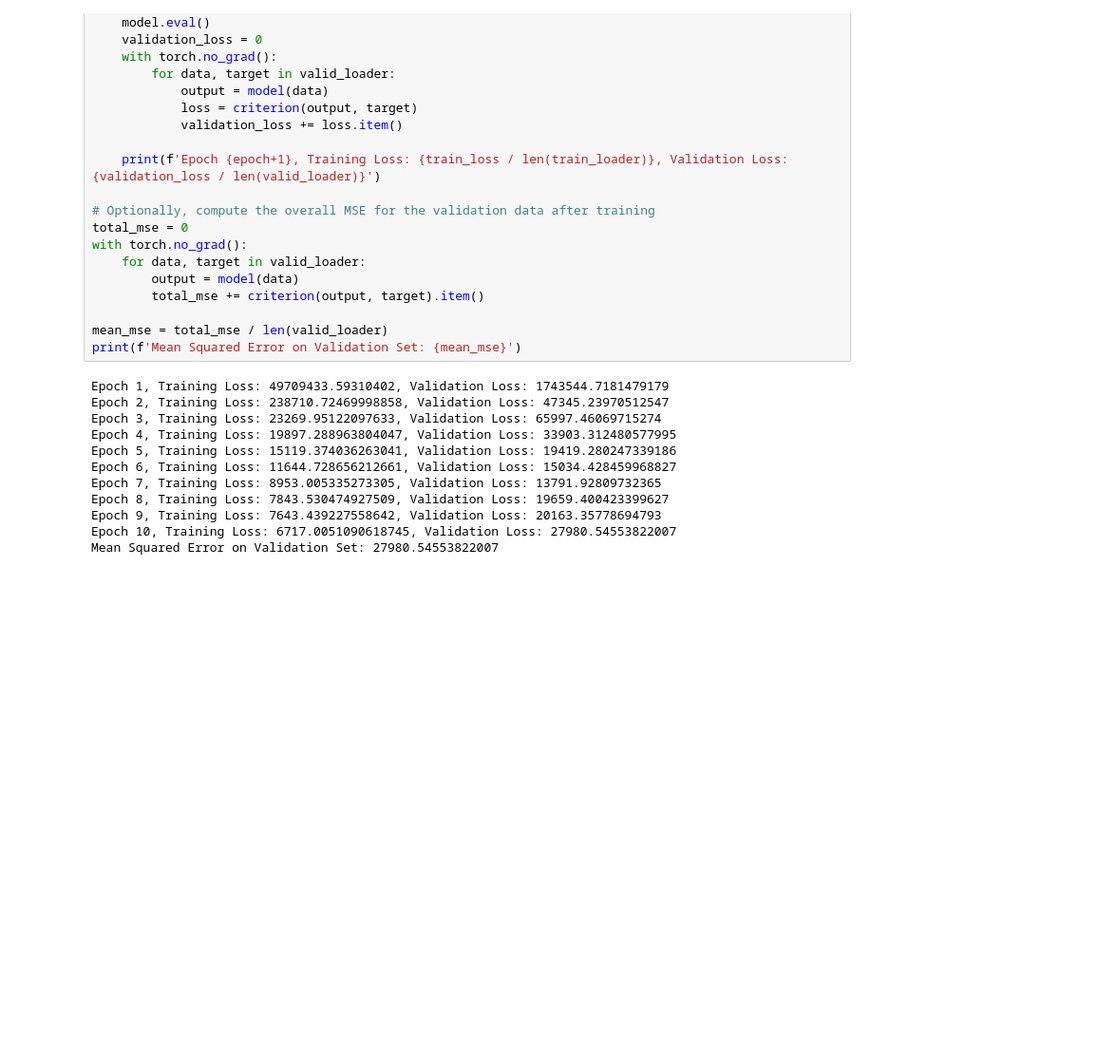
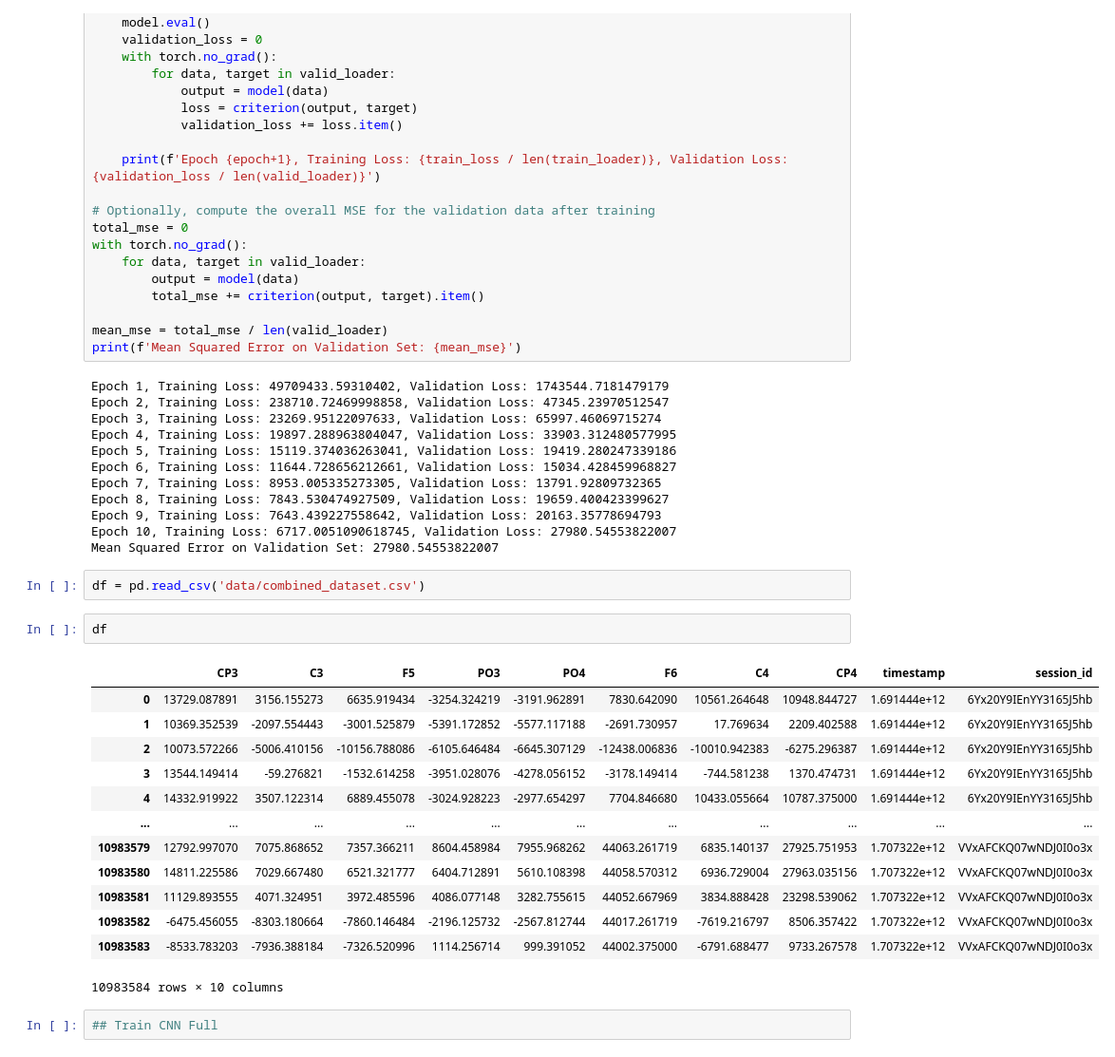
Before and after one commit to JeremyNixon/neurosity, a Jupyter notebook: Raw Data Analysis.ipynb, the cells around one changed output. Shown: that part at 95% size. Drawn from its saved outputs; the diff is of its cells as text; blank space fills up the shorter version.

```diff
--- a/Raw Data Analysis.ipynb
+++ b/Raw Data Analysis.ipynb
@@ -642,3 +642,23 @@ Epoch 8, Training Loss: 7843.530474927509, Validation Loss: 19659.400423399627
 Epoch 9, Training Loss: 7643.439227558642, Validation Loss: 20163.35778694793
 Epoch 10, Training Loss: 6717.0051090618745, Validation Loss: 27980.54553822007
 Mean Squared Error on Validation Set: 27980.54553822007
+# %%
+df = pd.read_csv('data/combined_dataset.csv')
+# %%
+df
+# %% [output]
+|  | CP3 | C3 | F5 | PO3 | PO4 | F6 | C4 | CP4 | timestamp | session_id |
+| 0 | 13729.087891 | 3156.155273 | 6635.919434 | -3254.324219 | -3191.962891 | 7830.642090 | 10561.264648 | 10948.844727 | 1.691444e+12 | 6Yx20Y9IEnYY3165J5hb |
+| 1 | 10369.352539 | -2097.554443 | -3001.525879 | -5391.172852 | -5577.117188 | -2691.730957 | 17.769634 | 2209.402588 | 1.691444e+12 | 6Yx20Y9IEnYY3165J5hb |
+| 2 | 10073.572266 | -5006.410156 | -10156.788086 | -6105.646484 | -6645.307129 | -12438.006836 | -10010.942383 | -6275.296387 | 1.691444e+12 | 6Yx20Y9IEnYY3165J5hb |
+| 3 | 13544.149414 | -59.276821 | -1532.614258 | -3951.028076 | -4278.056152 | -3178.149414 | -744.581238 | 1370.474731 | 1.691444e+12 | 6Yx20Y9IEnYY3165J5hb |
+| 4 | 14332.919922 | 3507.122314 | 6889.455078 | -3024.928223 | -2977.654297 | 7704.846680 | 10433.055664 | 10787.375000 | 1.691444e+12 | 6Yx20Y9IEnYY3165J5hb |
+| ... | ... | ... | ... | ... | ... | ... | ... | ... | ... | ... |
+| 10983579 | 12792.997070 | 7075.868652 | 7357.366211 | 8604.458984 | 7955.968262 | 44063.261719 | 6835.140137 | 27925.751953 | 1.707322e+12 | VVxAFCKQ07wNDJ0I0o3x |
+| 10983580 | 14811.225586 | 7029.667480 | 6521.321777 | 6404.712891 | 5610.108398 | 44058.570312 | 6936.729004 | 27963.035156 | 1.707322e+12 | VVxAFCKQ07wNDJ0I0o3x |
+| 10983581 | 11129.893555 | 4071.324951 | 3972.485596 | 4086.077148 | 3282.755615 | 44052.667969 | 3834.888428 | 23298.539062 | 1.707322e+12 | VVxAFCKQ07wNDJ0I0o3x |
+| 10983582 | -6475.456055 | -8303.180664 | -7860.146484 | -2196.125732 | -2567.812744 | 44017.261719 | -7619.216797 | 8506.357422 | 1.707322e+12 | VVxAFCKQ07wNDJ0I0o3x |
+| 10983583 | -8533.783203 | -7936.388184 | -7326.520996 | 1114.256714 | 999.391052 | 44002.375000 | -6791.688477 | 9733.267578 | 1.707322e+12 | VVxAFCKQ07wNDJ0I0o3x |
+10983584 rows × 10 columns
+# %%
+## Train CNN Full
```
Also changed, not shown: parts of 1 cell of this notebook, 1 other file.
